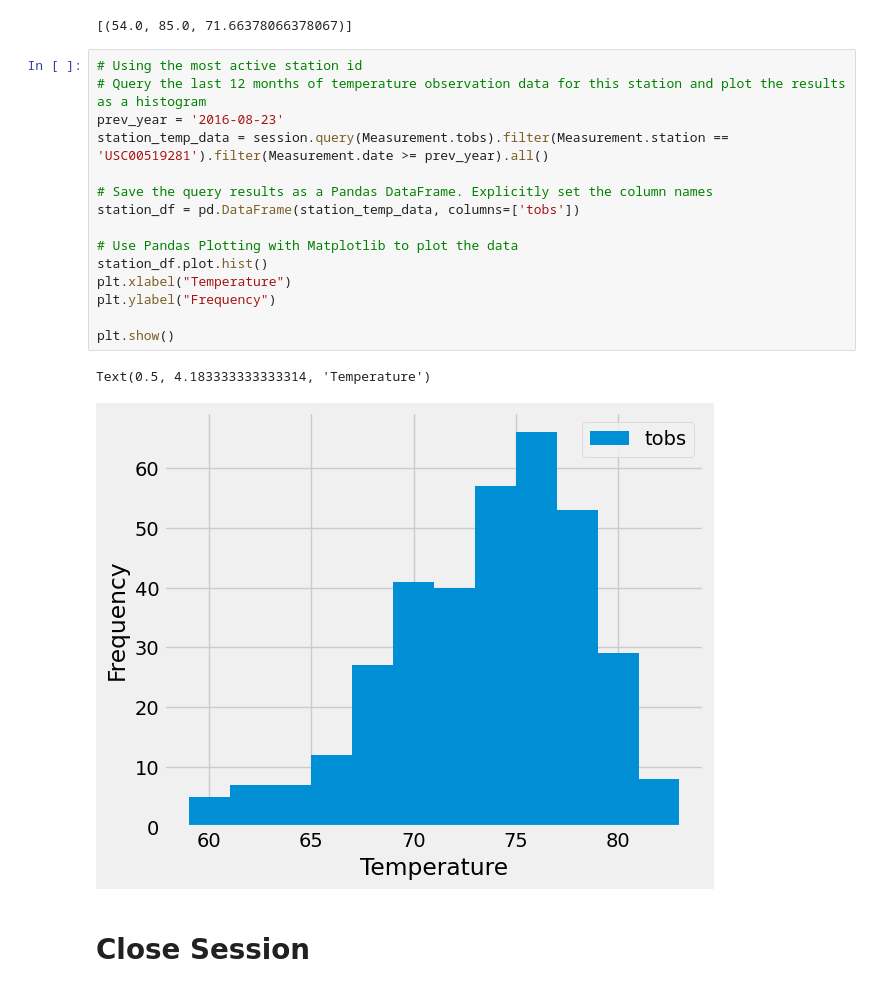
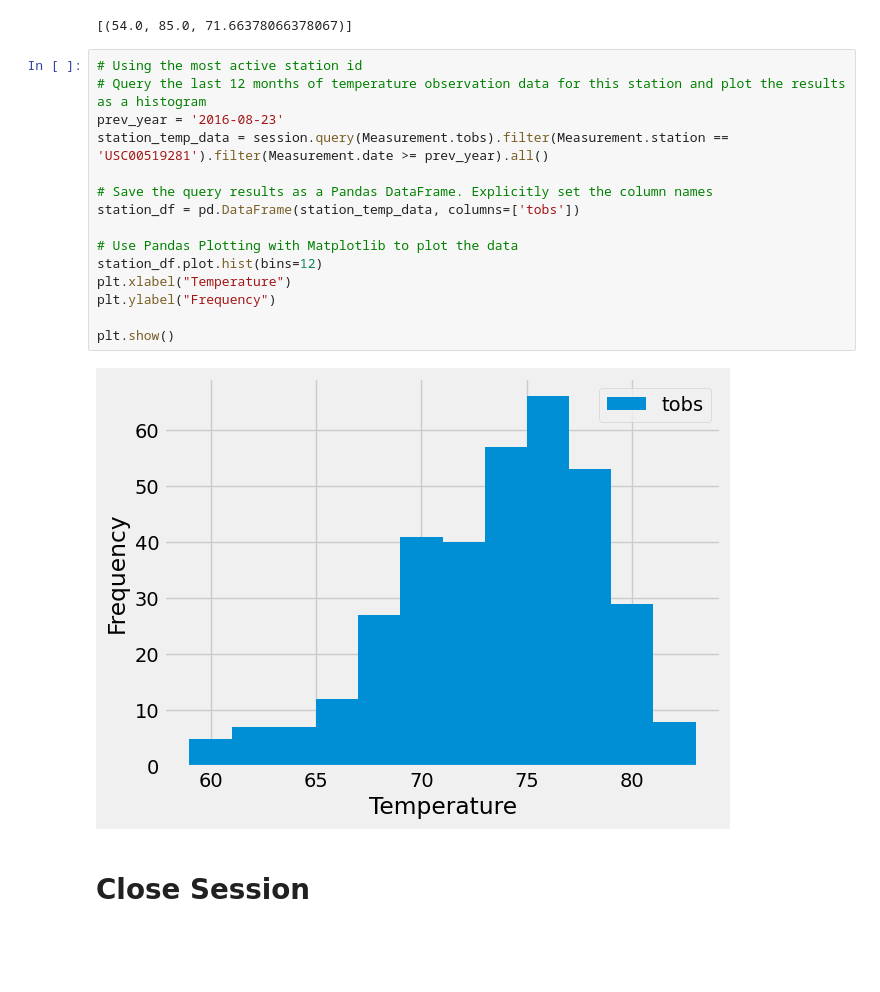
Before and after one commit to yohannes-daniel/sqlalchemy-challenge, a Jupyter notebook: Climate/climate_starter.ipynb, the cells around one changed output. Saved outputs shown, nothing was run; the diff lists cells and outputs as text; blank space fills up the shorter version.

Commit message:
Update Station Analysis

```diff
--- a/Climate/climate_starter.ipynb
+++ b/Climate/climate_starter.ipynb
@@ -126,21 +126,20 @@ session.query(*sel).\
 # %%
 # Using the most active station id
 # Query the last 12 months of temperature observation data for this station and plot the results as a histogram
 prev_year = '2016-08-23'
 station_temp_data = session.query(Measurement.tobs).filter(Measurement.station == 'USC00519281').filter(Measurement.date >= prev_year).all()
 
 # Save the query results as a Pandas DataFrame. Explicitly set the column names
 station_df = pd.DataFrame(station_temp_data, columns=['tobs'])
 
 # Use Pandas Plotting with Matplotlib to plot the data
-station_df.plot.hist()
+station_df.plot.hist(bins=12)
 plt.xlabel("Temperature")
 plt.ylabel("Frequency")
 
 plt.show()
 # %% [output]
-Text(0.5, 4.183333333333314, 'Temperature')
-[figure, old version]
+[figure, new version]
 # %% [markdown]
 # Close Session
 # %%
```
